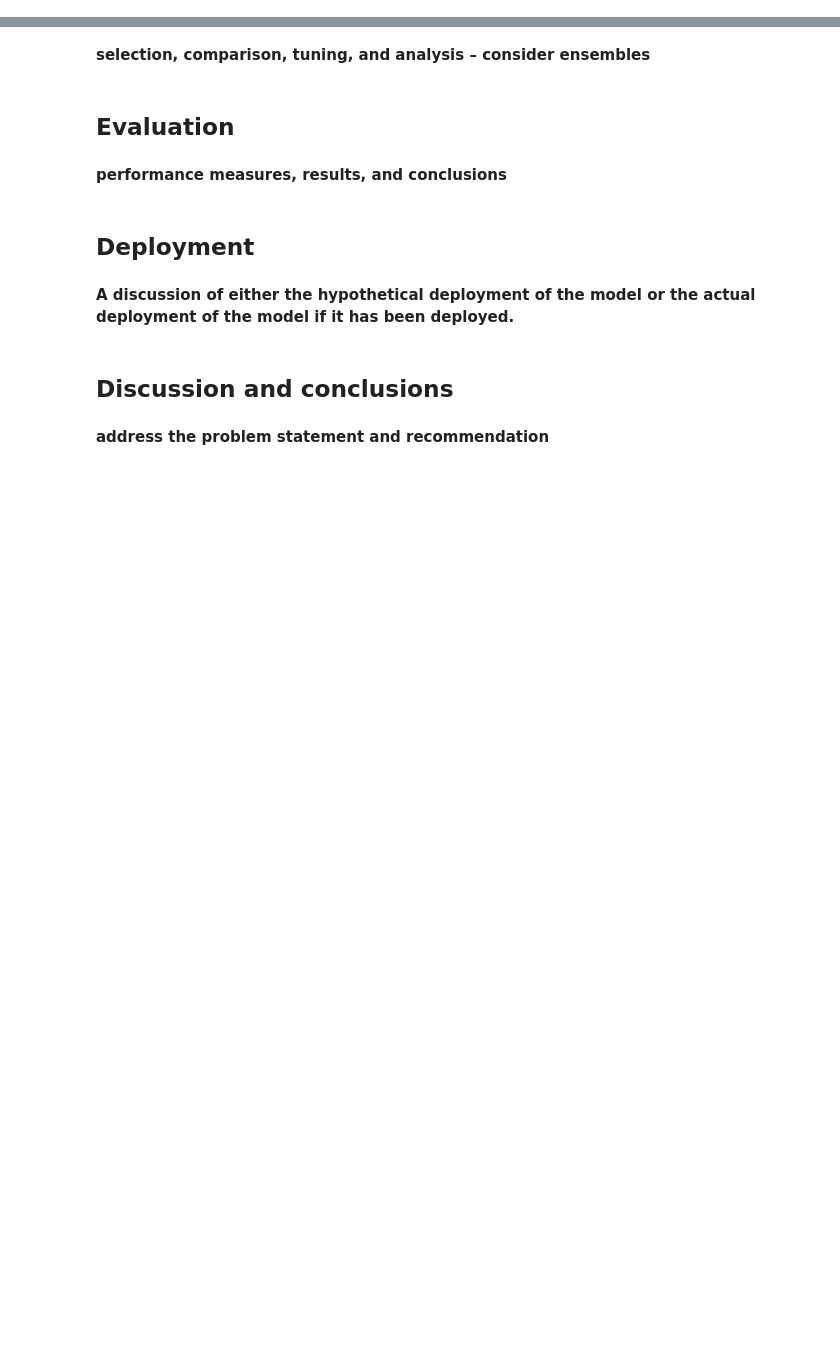
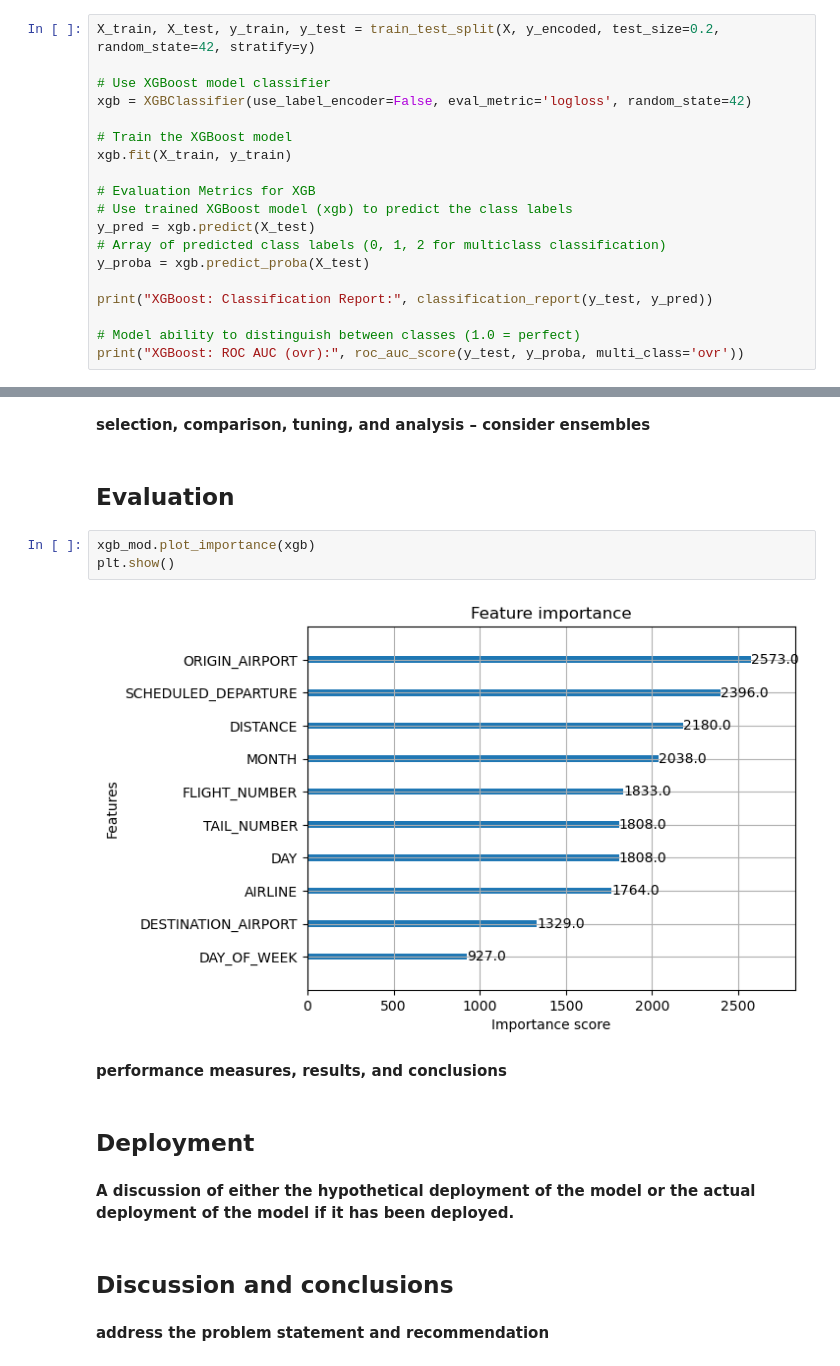
Before and after one commit to jbaxterusd/AAI510-FP-GRP1, a Jupyter notebook: fpd1.0.ipynb, the cells around one changed output, grey strips where cells are left out. Saved outputs shown, nothing was run; the diff lists cells and outputs as text; blank space fills up the shorter version.

```diff
--- a/fpd1.0.ipynb
+++ b/fpd1.0.ipynb
@@ -275,3 +317,22 @@ feats = ['SCHEDULED_DEPARTURE', 'ORIGIN_AIRPORT', 'AIRLINE', 'DAY_OF_WEEK', 'MON
 ### Model 2 - Logistic Regression
 # %% [markdown]
 ### Model 3 - XG Boost
+# %%
+X_train, X_test, y_train, y_test = train_test_split(X, y_encoded, test_size=0.2, random_state=42, stratify=y)
+
+# Use XGBoost model classifier
+xgb = XGBClassifier(use_label_encoder=False, eval_metric='logloss', random_state=42)
+
+# Train the XGBoost model
+xgb.fit(X_train, y_train)
+
+# Evaluation Metrics for XGB
+# Use trained XGBoost model (xgb) to predict the class labels
+y_pred = xgb.predict(X_test)
+# Array of predicted class labels (0, 1, 2 for multiclass classification)
+y_proba = xgb.predict_proba(X_test)
+
+print("XGBoost: Classification Report:", classification_report(y_test, y_pred))
+
+# Model ability to distinguish between classes (1.0 = perfect)
+print("XGBoost: ROC AUC (ovr):", roc_auc_score(y_test, y_proba, multi_class='ovr'))
@@ -279,6 +355,11 @@ feats = ['SCHEDULED_DEPARTURE', 'ORIGIN_AIRPORT', 'AIRLINE', 'DAY_OF_WEEK', 'MON
 **selection, comparison, tuning, and analysis – consider ensembles**
 # %% [markdown]
 ## Evaluation
+# %%
+xgb_mod.plot_importance(xgb)
+plt.show()
+# %% [output]
+[figure, added]
 # %% [markdown]
 **performance measures, results, and conclusions**
 # %% [markdown]
```
Also changed, not shown: parts of 5 cells of this notebook.
